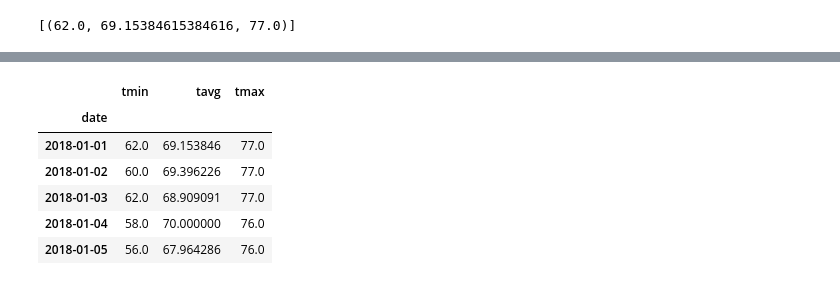
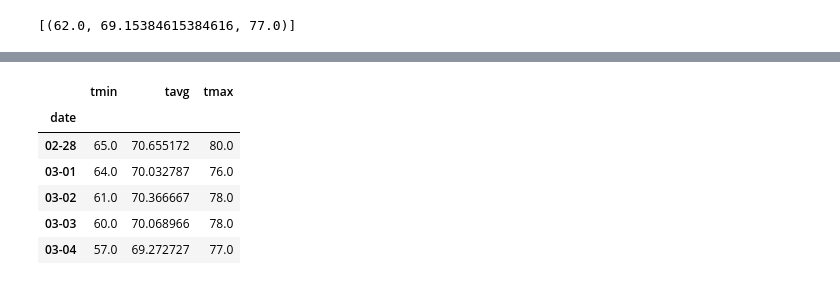
Before and after one commit to minsom/Bootcamp, a Jupyter notebook: 10_SQL_Alchemy/climate_analysis.ipynb, the cells around one changed output, grey strips where cells are left out. Drawn from its saved outputs; the diff is of its cells as text; code cells hidden in the pictures.

Commit message:
Step2 and normals graph added

```diff
--- a/10_SQL_Alchemy/climate_analysis.ipynb
+++ b/10_SQL_Alchemy/climate_analysis.ipynb
@@ -311,12 +294,29 @@ daily_normals("01-01")
 # %%
 # calculate the daily normals for your trip
 # push each tuple of calculations into a list called `normals`
-
+################################################################
 # Set the start and end date of the trip
+start = dt.datetime.strptime("2017-02-28", "%Y-%m-%d")
+print(start)
+end = dt.datetime.strptime("2017-03-05", "%Y-%m-%d")
 
 # Use the start and end date to create a range of dates
+date_list = [start + dt.timedelta(days=x) for x in range(0, (end-start).days)]
+
+for d in date_list:
+    print(d.strftime("%Y-%m-%d"))
 
 # Stip off the year and save a list of %m-%d strings
+mds=[]
+for d in date_list:
+    print(d.strftime("%m-%d"))
+    mds.append(d.strftime("%m-%d"))
+print(mds)
 
 # Loop through the list of %m-%d strings and calculate the normals for each date
+normals=[]
+for md in mds:
+    normals.extend(daily_normals(md))
+
+normals
 # %% [output]
@@ -330,10 +340,13 @@ daily_normals("01-01")
 # %%
 # Load the previous query results into a Pandas DataFrame and add the `trip_dates` range as the `date` index
+normals_df = pd.DataFrame(normals, index=mds ,columns=['tmin', 'tavg','tmax'])
+normals_df.index.name='date'
+normals_df
 # %% [output]
 |  | tmin | tavg | tmax |
 | date |  |  |  |
-| 2018-01-01 | 62.0 | 69.153846 | 77.0 |
-| 2018-01-02 | 60.0 | 69.396226 | 77.0 |
-| 2018-01-03 | 62.0 | 68.909091 | 77.0 |
-| 2018-01-04 | 58.0 | 70.000000 | 76.0 |
-| 2018-01-05 | 56.0 | 67.964286 | 76.0 |
+| 02-28 | 65.0 | 70.655172 | 80.0 |
+| 03-01 | 64.0 | 70.032787 | 76.0 |
+| 03-02 | 61.0 | 70.366667 | 78.0 |
+| 03-03 | 60.0 | 70.068966 | 78.0 |
+| 03-04 | 57.0 | 69.272727 | 77.0 |
```
Also changed, not shown: parts of 8 cells of this notebook, 5 other files.
